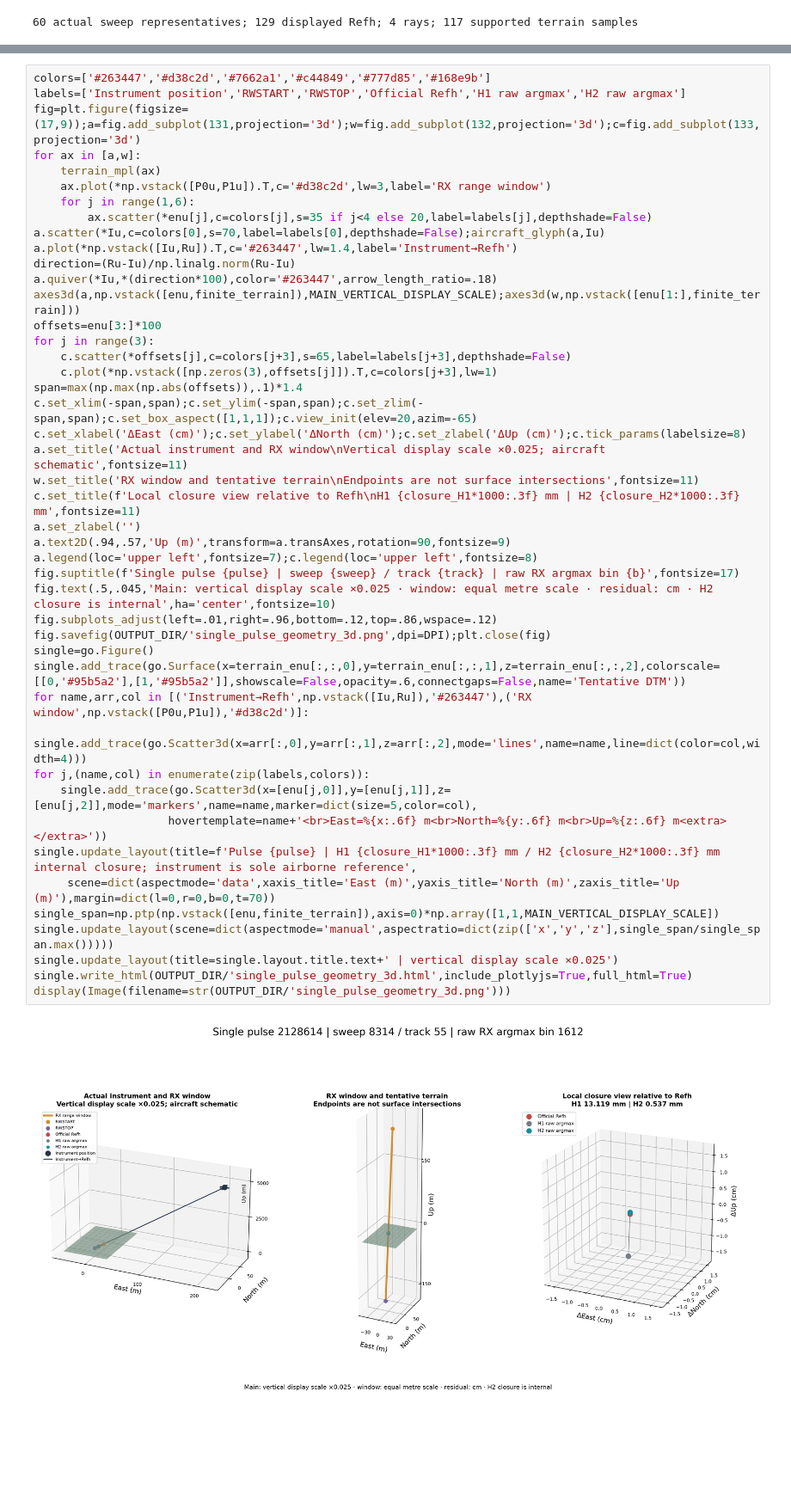
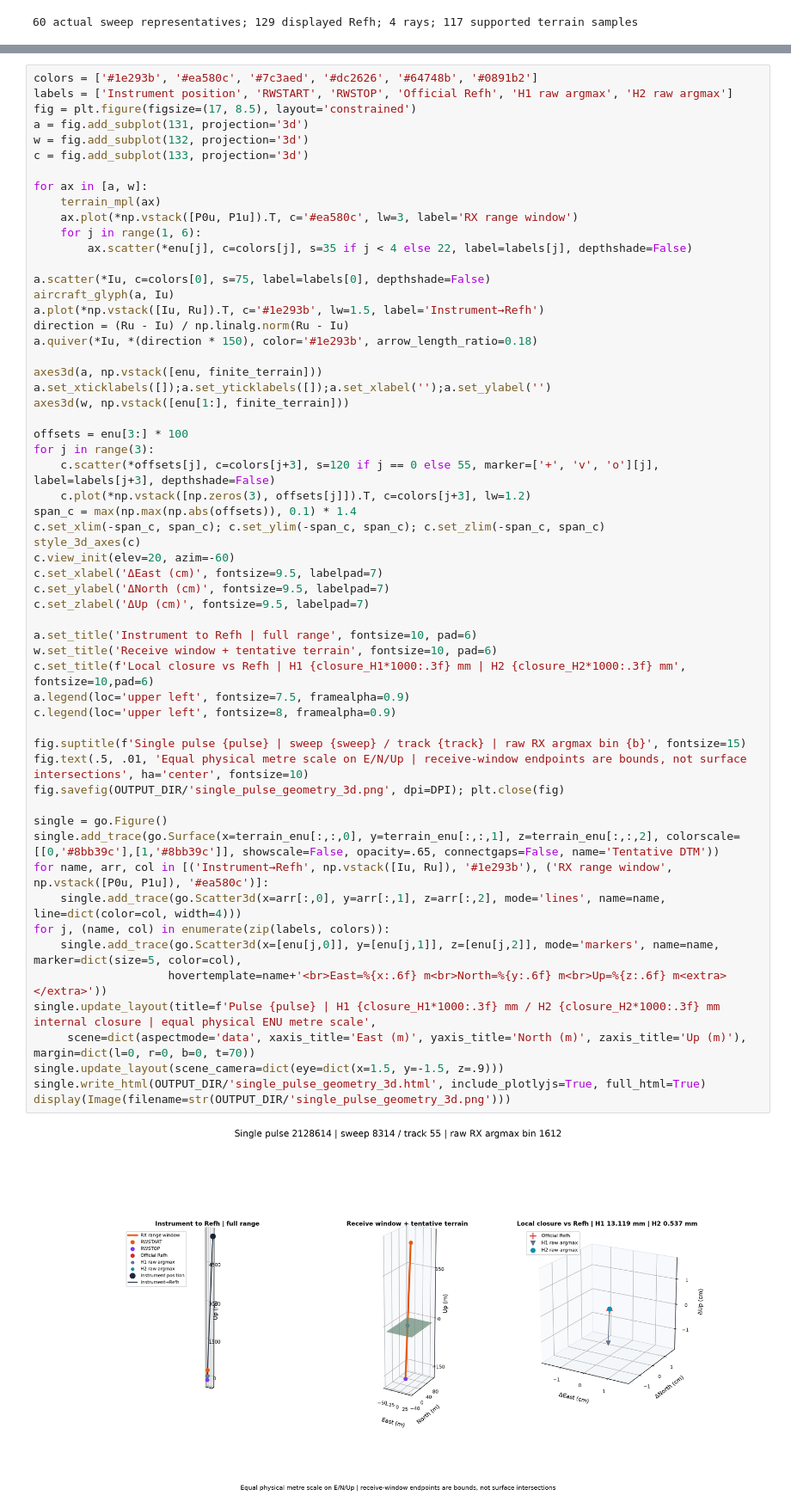
Before and after one commit to jgzhong99/CASALS, a Jupyter notebook: notebooks/07_georeferencing_geometry.ipynb, the cells around one changed output, grey strips where cells are left out. Shown at 86% size. Drawn from its saved outputs; the diff is of its cells as text; blank space fills up the shorter version.

```diff
--- a/notebooks/07_georeferencing_geometry.ipynb
+++ b/notebooks/07_georeferencing_geometry.ipynb
@@ -266,50 +318,63 @@ The third view uses **centimetres relative to Refh**; it is a labelled local vie
 # %%
-colors=['#263447','#d38c2d','#7662a1','#c44849','#777d85','#168e9b']
-labels=['Instrument position','RWSTART','RWSTOP','Official Refh','H1 raw argmax','H2 raw argmax']
-fig=plt.figure(figsize=(17,9));a=fig.add_subplot(131,projection='3d');w=fig.add_subplot(132,projection='3d');c=fig.add_subplot(133,projection='3d')
-for ax in [a,w]:
+colors = ['#1e293b', '#ea580c', '#7c3aed', '#dc2626', '#64748b', '#0891b2']
+labels = ['Instrument position', 'RWSTART', 'RWSTOP', 'Official Refh', 'H1 raw argmax', 'H2 raw argmax']
+fig = plt.figure(figsize=(17, 8.5), layout='constrained')
+a = fig.add_subplot(131, projection='3d')
+w = fig.add_subplot(132, projection='3d')
+c = fig.add_subplot(133, projection='3d')
+
+for ax in [a, w]:
     terrain_mpl(ax)
-    ax.plot(*np.vstack([P0u,P1u]).T,c='#d38c2d',lw=3,label='RX range window')
-    for j in range(1,6):
-        ax.scatter(*enu[j],c=colors[j],s=35 if j<4 else 20,label=labels[j],depthshade=False)
-a.scatter(*Iu,c=colors[0],s=70,label=labels[0],depthshade=False);aircraft_glyph(a,Iu)
-a.plot(*np.vstack([Iu,Ru]).T,c='#263447',lw=1.4,label='Instrument→Refh')
-direction=(Ru-Iu)/np.linalg.norm(Ru-Iu)
-a.quiver(*Iu,*(direction*100),color='#263447',arrow_length_ratio=.18)
-axes3d(a,np.vstack([enu,finite_terrain]),MAIN_VERTICAL_DISPLAY_SCALE);axes3d(w,np.vstack([enu[1:],finite_terrain]))
-offsets=enu[3:]*100
+    ax.plot(*np.vstack([P0u, P1u]).T, c='#ea580c', lw=3, label='RX range window')
+    for j in range(1, 6):
+        ax.scatter(*enu[j], c=colors[j], s=35 if j < 4 else 22, label=labels[j], depthshade=False)
+
+a.scatter(*Iu, c=colors[0], s=75, label=labels[0], depthshade=False)
+aircraft_glyph(a, Iu)
+a.plot(*np.vstack([Iu, Ru]).T, c='#1e293b', lw=1.5, label='Instrument→Refh')
+direction = (Ru - Iu) / np.linalg.norm(Ru - Iu)
+a.quiver(*Iu, *(direction * 150), color='#1e293b', arrow_length_ratio=0.18)
+
+axes3d(a, np.vstack([enu, finite_terrain]))
+a.set_xticklabels([]);a.set_yticklabels([]);a.set_xlabel('');a.set_ylabel('')
+axes3d(w, np.vstack([enu[1:], finite_terrain]))
+
+offsets = enu[3:] * 100
 for j in range(3):
-    c.scatter(*offsets[j],c=colors[j+3],s=65,label=labels[j+3],depthshade=False)
-    c.plot(*np.vstack([np.zeros(3),offsets[j]]).T,c=colors[j+3],lw=1)
-span=max(np.max(np.abs(offsets)),.1)*1.4
-c.set_xlim(-span,span);c.set_ylim(-span,span);c.set_zlim(-span,span);c.set_box_aspect([1,1,1]);c.view_init(elev=20,azim=-65)
-c.set_xlabel('ΔEast (cm)');c.set_ylabel('ΔNorth (cm)');c.set_zlabel('ΔUp (cm)');c.tick_params(labelsize=8)
-a.set_title('Actual instrument and RX window\nVertical display scale ×0.025; aircraft schematic',fontsize=11)
-w.set_title('RX window and tentative terrain\nEndpoints are not surface intersections',fontsize=11)
-c.set_title(f'Local closure view relative to Refh\nH1 {closure_H1*1000:.3f} mm | H2 {closure_H2*1000:.3f} mm',fontsize=11)
-a.set_zlabel('')
-a.text2D(.94,.57,'Up (m)',transform=a.transAxes,rotation=90,fontsize=9)
-a.legend(loc='upper left',fontsize=7);c.legend(loc='upper left',fontsize=8)
-fig.suptitle(f'Single pulse {pulse} | sweep {sweep} / track {track} | raw RX argmax bin {b}',fontsize=17)
-fig.text(.5,.045,'Main: vertical display scale ×0.025 · window: equal metre scale · residual: cm · H2 closure is internal',ha='center',fontsize=10)
-fig.subplots_adjust(left=.01,right=.96,bottom=.12,top=.86,wspace=.12)
-fig.savefig(OUTPUT_DIR/'single_pulse_geometry_3d.png',dpi=DPI);plt.close(fig)
-single=go.Figure()
-single.add_trace(go.Surface(x=terrain_enu[:,:,0],y=terrain_enu[:,:,1],z=terrain_enu[:,:,2],colorscale=[[0,'#95b5a2'],[1,'#95b5a2']],showscale=False,opacity=.6,connectgaps=False,name='Tentative DTM'))
-for name,arr,col in [('Instrument→Refh',np.vstack([Iu,Ru]),'#263447'),('RX window',np.vstack([P0u,P1u]),'#d38c2d')]:
-    single.add_trace(go.Scatter3d(x=arr[:,0],y=arr[:,1],z=arr[:,2],mode='lines',name=name,line=dict(color=col,width=4)))
-for j,(name,col) in enumerate(zip(labels,colors)):
-    single.add_trace(go.Scatter3d(x=[enu[j,0]],y=[enu[j,1]],z=[enu[j,2]],mode='markers',name=name,marker=dict(size=5,color=col),
+    c.scatter(*offsets[j], c=colors[j+3], s=120 if j == 0 else 55, marker=['+', 'v', 'o'][j], label=labels[j+3], depthshade=False)
+    c.plot(*np.vstack([np.zeros(3), offsets[j]]).T, c=colors[j+3], lw=1.2)
+span_c = max(np.max(np.abs(offsets)), 0.1) * 1.4
+c.set_xlim(-span_c, span_c); c.set_ylim(-span_c, span_c); c.set_zlim(-span_c, span_c)
+style_3d_axes(c)
+c.view_init(elev=20, azim=-60)
+c.set_xlabel('ΔEast (cm)', fontsize=9.5, labelpad=7)
+c.set_ylabel('ΔNorth (cm)', fontsize=9.5, labelpad=7)
+c.set_zlabel('ΔUp (cm)', fontsize=9.5, labelpad=7)
+
+a.set_title('Instrument to Refh | full range', fontsize=10, pad=6)
+w.set_title('Receive window + tentative terrain', fontsize=10, pad=6)
+c.set_title(f'Local closure vs Refh | H1 {closure_H1*1000:.3f} mm | H2 {closure_H2*1000:.3f} mm', fontsize=10,pad=6)
+a.legend(loc='upper left', fontsize=7.5, framealpha=0.9)
+c.legend(loc='upper left', fontsize=8, framealpha=0.9)
+
+fig.suptitle(f'Single pulse {pulse} | sweep {sweep} / track {track} | raw RX argmax bin {b}', fontsize=15)
+fig.text(.5, .01, 'Equal physical metre scale on E/N/Up | receive-window endpoints are bounds, not surface intersections', ha='center', fontsize=10)
+fig.savefig(OUTPUT_DIR/'single_pulse_geometry_3d.png', dpi=DPI); plt.close(fig)
+
+single = go.Figure()
+single.add_trace(go.Surface(x=terrain_enu[:,:,0], y=terrain_enu[:,:,1], z=terrain_enu[:,:,2], colorscale=[[0,'#8bb39c'],[1,'#8bb39c']], showscale=False, opacity=.65, connectgaps=False, name='Tentative DTM'))
+for name, arr, col in [('Instrument→Refh', np.vstack([Iu, Ru]), '#1e293b'), ('RX range window', np.vstack([P0u, P1u]), '#ea580c')]:
+    single.add_trace(go.Scatter3d(x=arr[:,0], y=arr[:,1], z=arr[:,2], mode='lines', name=name, line=dict(color=col, width=4)))
+for j, (name, col) in enumerate(zip(labels, colors)):
+    single.add_trace(go.Scatter3d(x=[enu[j,0]], y=[enu[j,1]], z=[enu[j,2]], mode='markers', name=name, marker=dict(size=5, color=col),
                     hovertemplate=name+'<br>East=%{x:.6f} m<br>North=%{y:.6f} m<br>Up=%{z:.6f} m<extra></extra>'))
-single.update_layout(title=f'Pulse {pulse} | H1 {closure_H1*1000:.3f} mm / H2 {closure_H2*1000:.3f} mm internal closure; instrument is sole airborne reference',
-     scene=dict(aspectmode='data',xaxis_title='East (m)',yaxis_title='North (m)',zaxis_title='Up (m)'),margin=dict(l=0,r=0,b=0,t=70))
-single_span=np.ptp(np.vstack([enu,finite_terrain]),axis=0)*np.array([1,1,MAIN_VERTICAL_DISPLAY_SCALE])
-single.update_layout(scene=dict(aspectmode='manual',aspectratio=dict(zip(['x','y','z'],single_span/single_span.max()))))
-single.update_layout(title=single.layout.title.text+' | vertical display scale ×0.025')
-single.write_html(OUTPUT_DIR/'single_pulse_geometry_3d.html',include_plotlyjs=True,full_html=True)
+single.update_layout(title=f'Pulse {pulse} | H1 {closure_H1*1000:.3f} mm / H2 {closure_H2*1000:.3f} mm internal closure | equal physical ENU metre scale',
+     scene=dict(aspectmode='data', xaxis_title='East (m)', yaxis_title='North (m)', zaxis_title='Up (m)'), margin=dict(l=0, r=0, b=0, t=70))
+single.update_layout(scene_camera=dict(eye=dict(x=1.5, y=-1.5, z=.9)))
+single.write_html(OUTPUT_DIR/'single_pulse_geometry_3d.html', include_plotlyjs=True, full_html=True)
 display(Image(filename=str(OUTPUT_DIR/'single_pulse_geometry_3d.png')))
 # %% [output]
-[figure, old version]
+[figure, new version]
 # %% [markdown]
 ## Two-dimensional vertical-plane explanation
 Define a vertical plane through the instrument with horizontal unit direction from the instrument to Refh. Horizontal axis is the ENU horizontal displacement projected onto that unit direction; vertical axis is local Up. Off-plane distances are saved, since projected distances need not equal 3D distances. Full geometry explicitly uses vertical display scale 0.025×; the RX-window view retains equal metre scale. The waveform below uses actual raw samples and zero-based bins.
```
Also changed, not shown: parts of 6 cells of this notebook, 8 other files.
